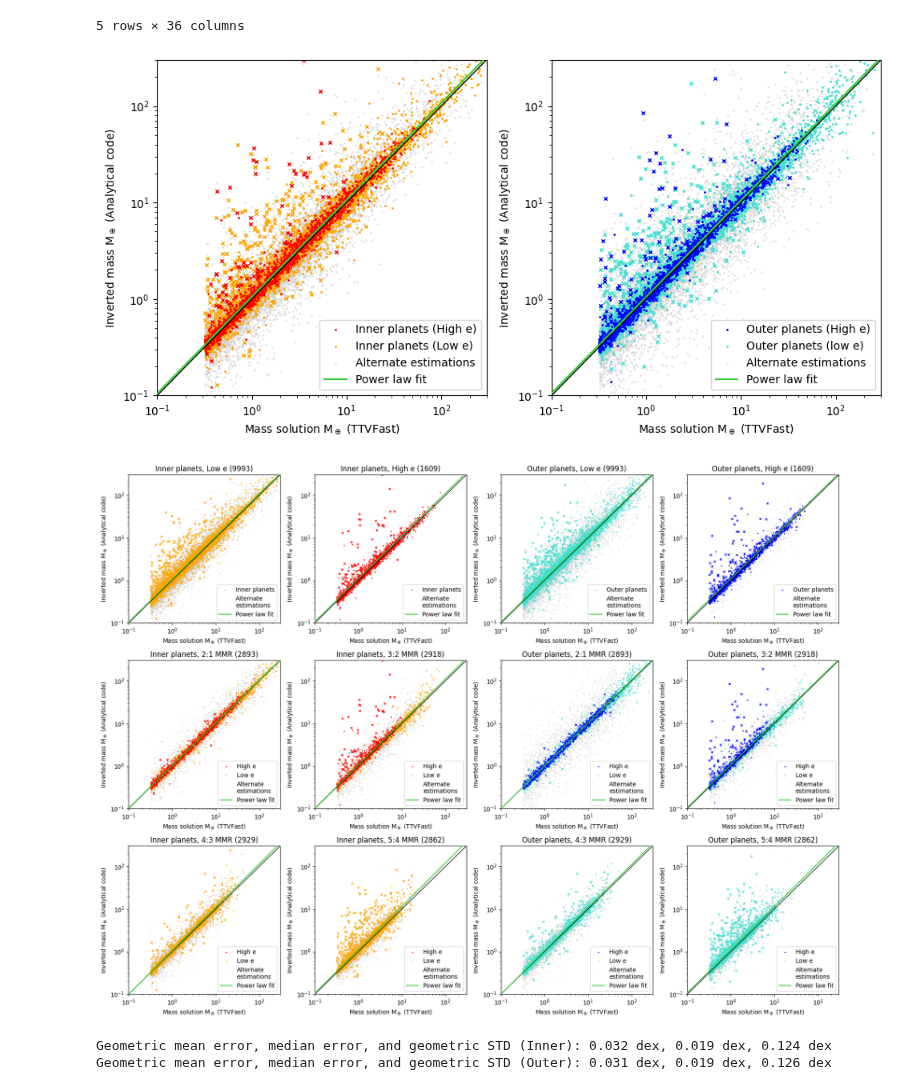
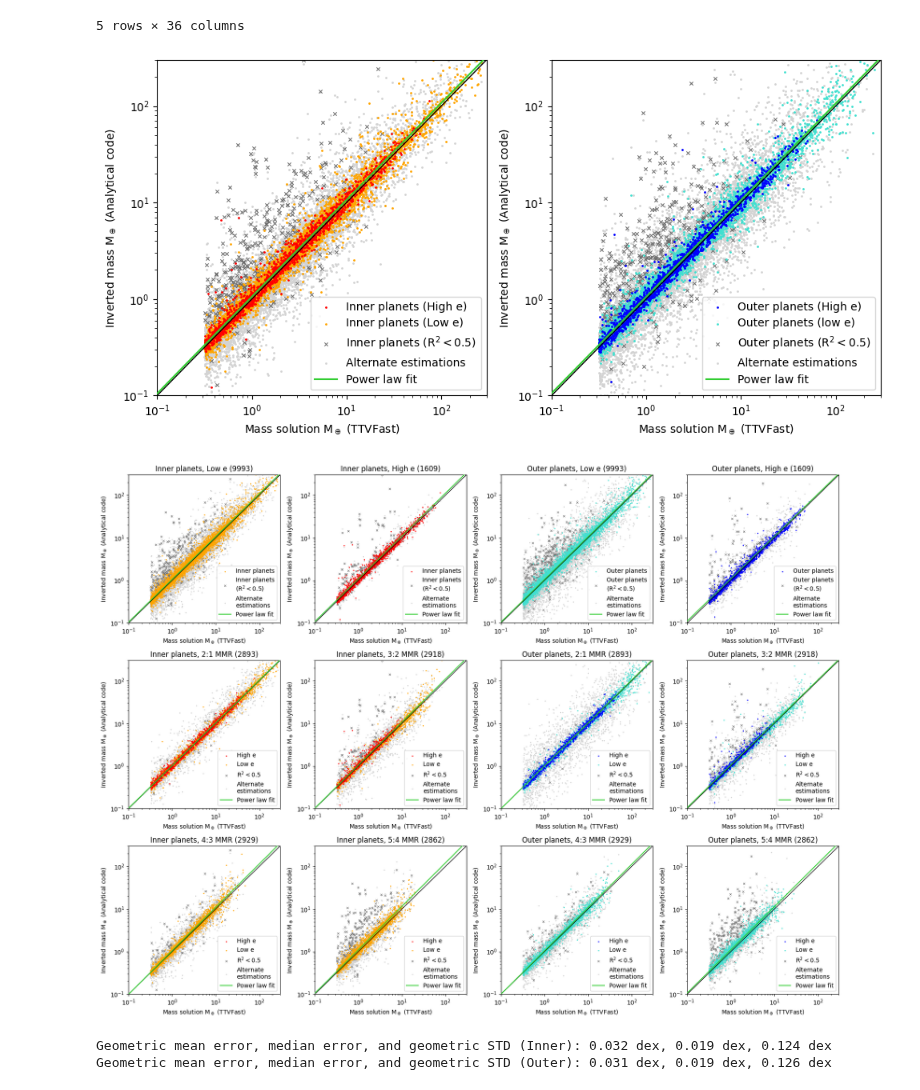
Before and after one commit to chatdanai-s/NATSUME, a Jupyter notebook: validation/1st_order_TTVFast/code_invert.ipynb, the cells around one changed output. Cells and saved outputs as stored; diff of their text form; code cells hidden in the pictures.

```diff
--- a/validation/1st_order_TTVFast/code_invert.ipynb
+++ b/validation/1st_order_TTVFast/code_invert.ipynb
@@ -360,41 +360,41 @@ m1_bad = compare['m_bad_in']
 k1, c1 = getLineFit(np.log10(m1_good), np.log10(m1))
 
 ax[0].scatter(m1[highe &highR], m1_good[highe &highR], s=s, color='red', label=f'Inner planets (High e)', zorder=3)
-ax[0].scatter(m1[highe & lowR], m1_good[highe & lowR], s=10*s, color='red', marker='x', lw=1, zorder=2)
 ax[0].scatter(m1[lowe &highR], m1_good[lowe &highR], s=s, color='orange', label=f'Inner planets (Low e)', zorder=1)
-ax[0].scatter(m1[lowe & lowR], m1_good[lowe & lowR], s=10*s, color='orange', marker='x', lw=1, zorder=0)
-ax[0].scatter(m1, m1_bad, s=s, color='lightgrey', label='Alternate estimations', zorder=-1, alpha=0.5)
+ax[0].scatter(m1[lowR], m1_good[lowR], s=10*s, color='dimgrey', marker='x', lw=0.7, label=f'Inner planets (R$^2 < 0.5$)', zorder=0)
+ax[0].scatter(m1, m1_bad, s=s, color='lightgrey', label='Alternate estimations', zorder=-1)
+
 ax[0].plot(linelim, linelim, color='black', lw=1, zorder=5)
 ax[0].plot(linelim, 10**c1 * linelim**k1, color='limegreen', zorder=5, label=f'Power law fit')
 ax[0].set_xscale('log'); ax[0].set_yscale('log')
 ax[0].set_xlim(minval, maxval); ax[0].set_ylim(minval, maxval)
 ax[0].set_xlabel('Mass solution M$_\oplus$ (TTVFast)')
 ax[0].set_ylabel('Inverted mass M$_\oplus$ (Analytical code)')
 ax[0].legend(loc='lower right')
 
 # Outer planets
 m2 = compare['m2']
 m2_good = compare['m_calc_out']
 m2_bad = compare['m_bad_out']
 k2, c2 = getLineFit(np.log10(m2_good), np.log10(m2))
 
 ax[1].scatter(m2[highe &highR], m2_good[highe &highR], s=s, color='blue', label=f'Outer planets (High e)', zorder=3)
-ax[1].scatter(m2[highe & lowR], m2_good[highe & lowR], s=10*s, color='blue', marker='x', lw=1, zorder=2)
 ax[1].scatter(m2[lowe &highR], m2_good[lowe &highR], s=s, color='turquoise', label=f'Outer planets (low e)', zorder=1)
-ax[1].scatter(m2[lowe & lowR], m2_good[lowe & lowR], s=10*s, color='turquoise', marker='x', lw=1, zorder=0)
-ax[1].scatter(m2, m2_bad, s=s, color='lightgrey', label='Alternate estimations', zorder=-1, alpha=0.5)
+ax[1].scatter(m2[lowR], m2_good[lowR], s=10*s, color='dimgrey', marker='x', lw=0.7, label=f'Outer planets (R$^2 < 0.5$)', zorder=0)
+ax[1].scatter(m2, m2_bad, s=s, color='lightgrey', label='Alternate estimations', zorder=-1)
+
 ax[1].plot(linelim, linelim, color='black', lw=1, zorder=5)
 ax[1].plot(linelim, 10**c2 * linelim**k2, color='limegreen', zorder=5, label=f'Power law fit')
 ax[1].set_xscale('log'); ax[1].set_yscale('log')
 ax[1].set_xlim(minval, maxval); ax[1].set_ylim(minval, maxval)
 ax[1].set_xlabel('Mass solution M$_\oplus$ (TTVFast)')
 ax[1].set_ylabel('Inverted mass M$_\oplus$ (Analytical code)')
 ax[1].legend(loc='lower right')
 
 fig.tight_layout()
 plt.show()
 # %% [output]
-[figure, old version]
+[figure, new version]
 # %%
 # Divide up by eccentricity and MMR
 # Graph compare N-body outputs
@@ -412,8 +412,9 @@ def plotMassEstimation(posTuple, x, ygood, ybad, color, innerouterStr, mask, reg
     lowR = (compare.R2_1 < Rthres) | (compare.R2_2 < Rthres); highR = ~lowR
 
     if mode == 'eccentricity':
-        ax[posTuple].scatter(x[mask & lowR], ygood[mask & lowR], s=10*s, color=color, marker='x', lw=1, zorder=1)
-        ax[posTuple].scatter(x[mask &highR], ygood[mask &highR], s=s, color=color, label=f'{innerouterStr} planets', zorder=0)
+        ax[posTuple].scatter(x[mask &highR], ygood[mask &highR], s=s, color=color, label=f'{innerouterStr} planets', zorder=1)
+        ax[posTuple].scatter(x[mask & lowR], ygood[mask & lowR], s=10*s,
+                             color='dimgrey', marker='x', lw=0.7, label=f'{innerouterStr} planets\n(R$^2 < 0.5$)', zorder=0)
     elif mode == 'MMR':
         ethres = 0.1
         lowe = (compare.e1 < ethres) & (compare.e2 < ethres); highe = ~lowe
@@ -423,12 +424,12 @@ def plotMassEstimation(posTuple, x, ygood, ybad, color, innerouterStr, mask, reg
         elif color == 'blue':
             altcolor = 'turquoise'
 
-        ax[posTuple].scatter(x[mask & highe & lowR], ygood[mask & highe & lowR], s=10*s, color=color, marker='x', lw=1, zorder=3)
         ax[posTuple].scatter(x[mask & highe &highR], ygood[mask & highe &highR], s=s, color=color, label=f'High e', zorder=2)
-        ax[posTuple].scatter(x[mask & lowe & lowR], ygood[mask & lowe & lowR], s=10*s, color=altcolor, marker='x', lw=1, zorder=1)
-        ax[posTuple].scatter(x[mask & lowe &highR], ygood[mask & lowe &highR], s=s, color=altcolor, label=f'Low e', zorder=0)
+        ax[posTuple].scatter(x[mask & lowe &highR], ygood[mask & lowe &highR], s=s, color=altcolor, label=f'Low e', zorder=1)
+        ax[posTuple].scatter(x[mask & lowR], ygood[mask & lowR], s=10*s,
+                             color='dimgrey', marker='x', label=f'R$^2 < 0.5$', lw=0.7, zorder=0)
 
-    ax[posTuple].scatter(x[mask], ybad[mask], s=s, color='lightgrey', label='Alternate\nestimations', zorder=-1, alpha=0.5)
+    ax[posTuple].scatter(x[mask], ybad[mask], s=s, color='lightgrey', label='Alternate\nestimations', zorder=-1)
     ax[posTuple].plot(linelim, linelim, color='black', lw=1, zorder=5)
     ax[posTuple].plot(linelim, 10**c * linelim**k, color='limegreen', zorder=5, label=f'Power law fit')
     ax[posTuple].set_xscale('log'); ax[posTuple].set_yscale('log')
@@ -467,7 +468,7 @@ plotMassWithRegimes(compare)
 fig.tight_layout()
 plt.show()
 # %% [output]
-[figure, old version]
+[figure, new version]
 # %%
 # Relative bias and average error
 err1, err2, med1, med2, gstd1, gstd2 = returnMetrics(compare, mask='all')
```
Also changed, not shown: parts of 3 cells of this notebook, 14 other files.
